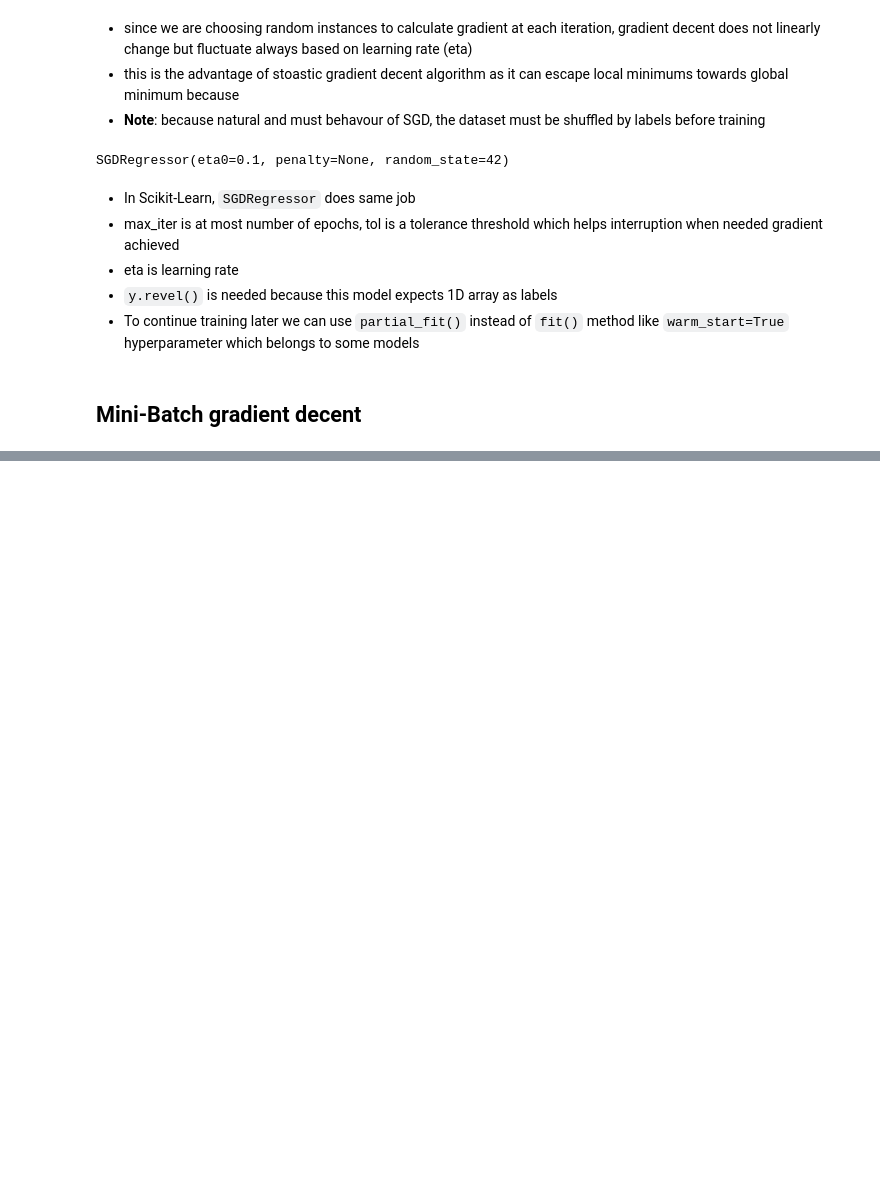
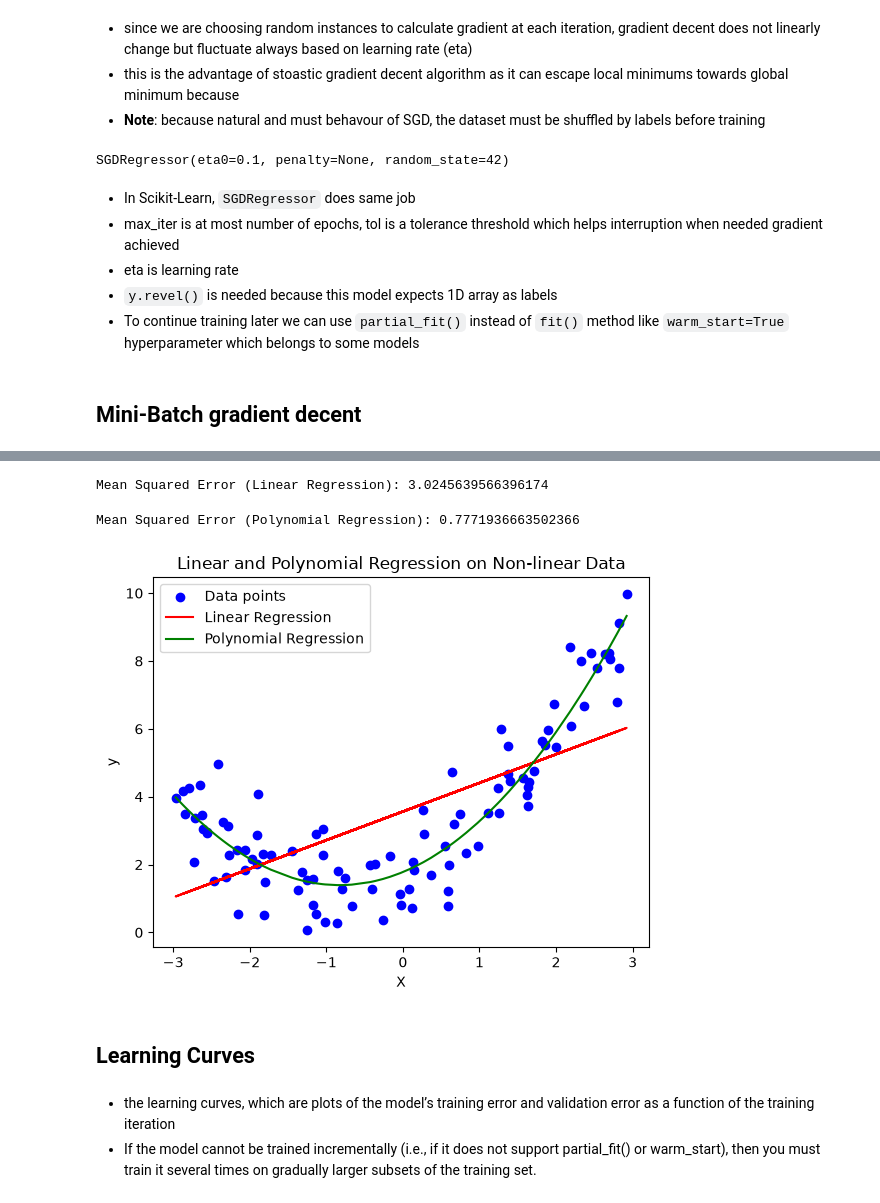
Before and after one commit to yusufjonc07/ML, a Jupyter notebook: experiments/TrainingModels.ipynb, the cells around one changed output, grey strips where cells are left out. Drawn from its saved outputs; the diff is of its cells as text; code cells hidden in the pictures; blank space fills up the shorter version.

```diff
--- a/experiments/TrainingModels.ipynb
+++ b/experiments/TrainingModels.ipynb
@@ -180,0 +205,48 @@ SGDRegressor(eta0=0.1, penalty=None, random_state=42)
+# %%
+from sklearn.pipeline import make_pipeline
+from sklearn.metrics import mean_squared_error
+from sklearn.linear_model import LinearRegression
+
+lin_reg = LinearRegression()
+lin_reg.fit(X, y)
+y_pred = lin_reg.predict(X)
+
+print("Mean Squared Error (Linear Regression):", mean_squared_error(y, y_pred))
+# %% [output]
+Mean Squared Error (Linear Regression): 3.0245639566396174
+# %%
+from sklearn.preprocessing import PolynomialFeatures
+
+poly_features = PolynomialFeatures(degree=2, include_bias=False)
+X_poly = poly_features.fit_transform(X)
+poly_reg = make_pipeline(PolynomialFeatures(degree=2, include_bias=False), LinearRegression())
+poly_reg.fit(X, y)
+y_poly_pred = poly_reg.predict(X)
+
+print("Mean Squared Error (Polynomial Regression):", mean_squared_error(y, y_poly_pred))
+# %% [output]
+Mean Squared Error (Polynomial Regression): 0.7771936663502366
+# %%
+y_poly_pred = poly_reg.predict(X)
+
+idx = np.argsort(X.ravel())
+
+X_sorted = X[idx]
+y_pred_poly_sorted = y_poly_pred[idx]
+
+plt.scatter(X, y, color='blue', label='Data points')
+plt.plot(X, y_pred, color='red', label='Linear Regression')
+plt.plot(X_sorted, y_pred_poly_sorted, color='green', label='Polynomial Regression')
+
+plt.xlabel("X")
+plt.ylabel("y")
+plt.title("Linear and Polynomial Regression on Non-linear Data")
+plt.legend()
+plt.show()
+# %% [output]
+[figure, added]
+# %% [markdown]
+## Learning Curves
+# %% [markdown]
+-  the learning curves, which are plots of the model’s training error and validation error as a function of the training iteration
+- If the model cannot be trained incrementally (i.e., if it does not support partial_fit() or warm_start), then you must train it several times on gradually larger subsets of the training set.
```
Also changed, not shown: parts of 6 cells of this notebook.
